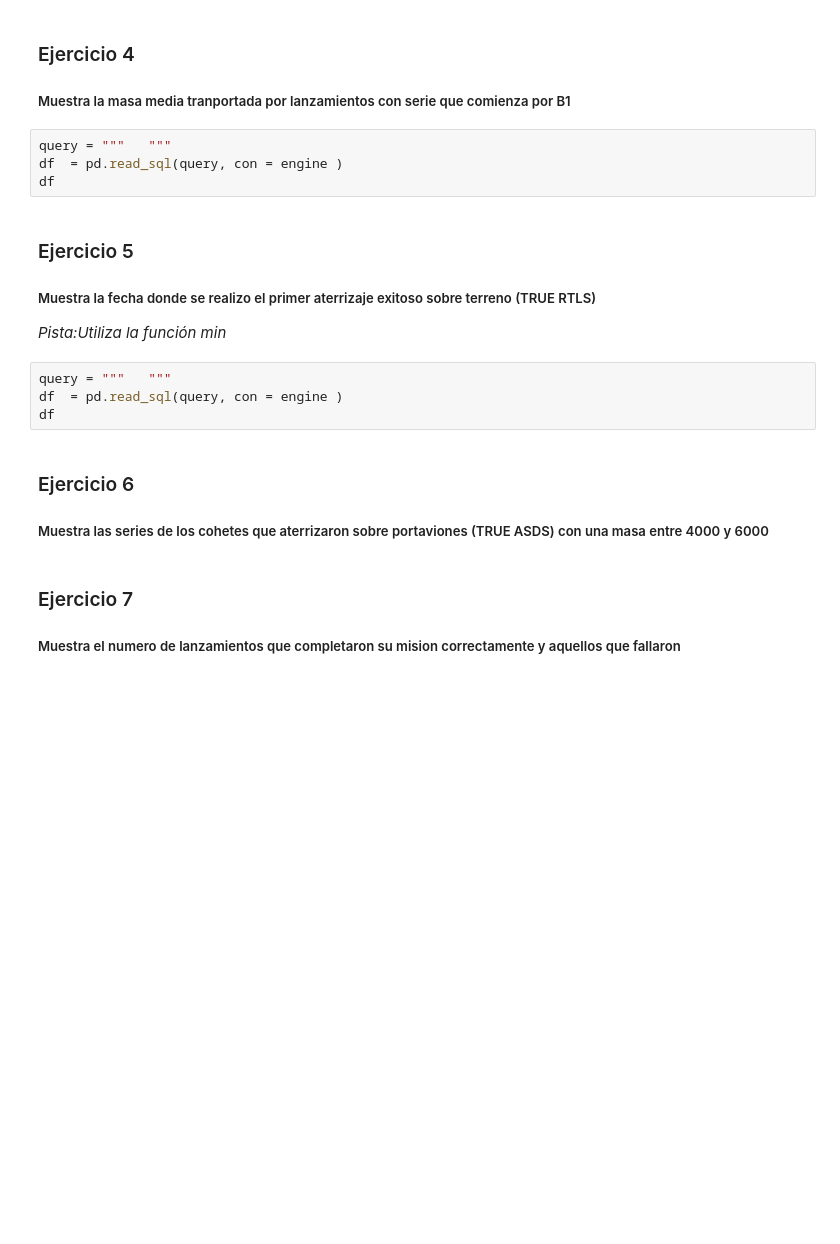
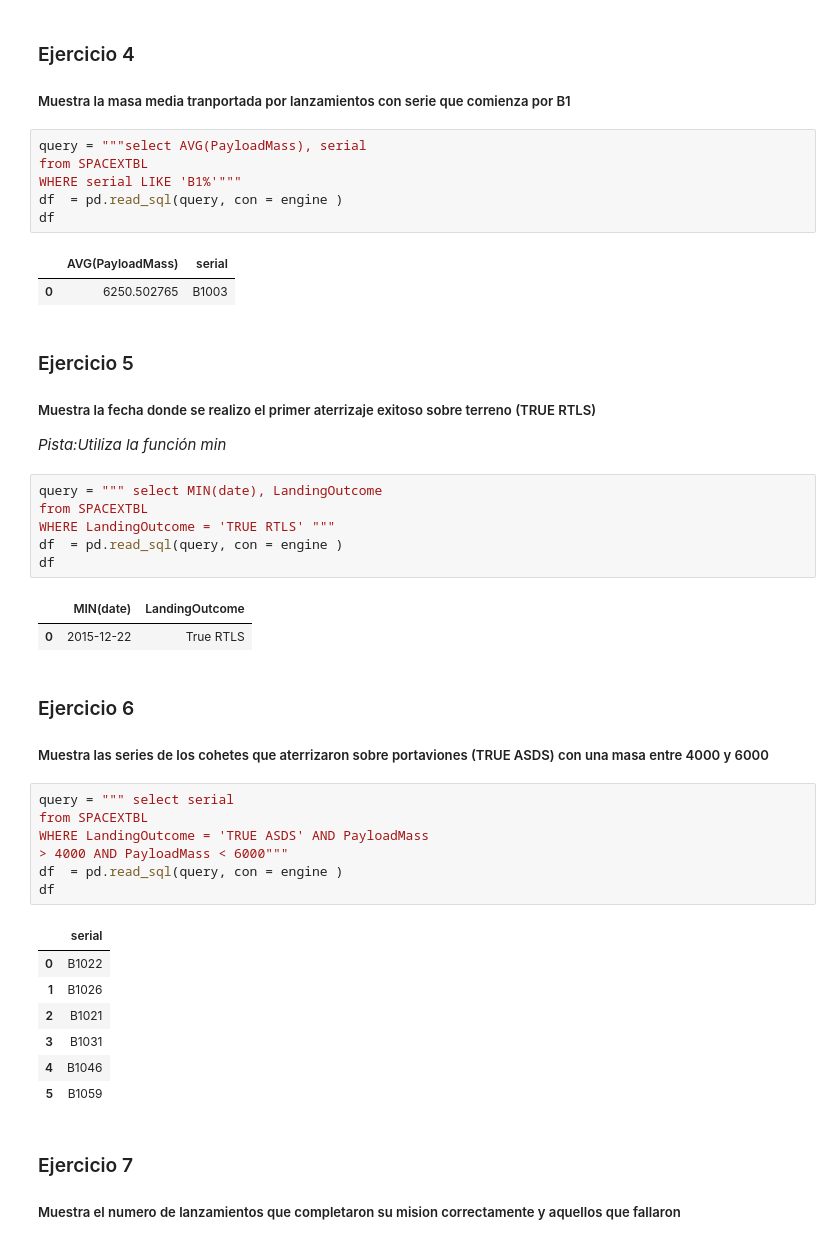
Before and after one commit to nataliarev/Curso-de-Machine-Learning, a Jupyter notebook: M5-Día 4/Copia_de_Copia_de_SpaceX_3_EDA_Using_SQL_Natalia_ipynb.ipynb, the cells around one changed output. Saved outputs shown, nothing was run; the diff lists cells and outputs as text; blank space fills up the shorter version.

```diff
--- a/M5-Día 4/Copia_de_Copia_de_SpaceX_3_EDA_Using_SQL_Natalia_ipynb.ipynb
+++ b/M5-Día 4/Copia_de_Copia_de_SpaceX_3_EDA_Using_SQL_Natalia_ipynb.ipynb
@@ -113,9 +139,14 @@ df
 
 ##### Muestra la masa media tranportada por lanzamientos con serie que comienza por B1
 # %%
-query = """   """
+query = """select AVG(PayloadMass), serial
+from SPACEXTBL
+WHERE serial LIKE 'B1%'"""
 df  = pd.read_sql(query, con = engine )
 df
+# %% [output]
+|  | AVG(PayloadMass) | serial |
+| 0 | 6250.502765 | B1003 |
 # %% [markdown]
 ### Ejercicio 5
 
@@ -123,13 +154,33 @@ df
 
 *Pista:Utiliza la función min*
 # %%
-query = """   """
+query = """ select MIN(date), LandingOutcome
+from SPACEXTBL
+WHERE LandingOutcome = 'TRUE RTLS' """
 df  = pd.read_sql(query, con = engine )
 df
+# %% [output]
+|  | MIN(date) | LandingOutcome |
+| 0 | 2015-12-22 | True RTLS |
 # %% [markdown]
 ### Ejercicio 6
 
 ##### Muestra las series de los cohetes que aterrizaron sobre portaviones (TRUE ASDS) con una masa entre 4000 y 6000
+# %%
+query = """ select serial
+from SPACEXTBL
+WHERE LandingOutcome = 'TRUE ASDS' AND PayloadMass
+> 4000 AND PayloadMass < 6000"""
+df  = pd.read_sql(query, con = engine )
+df
+# %% [output]
+|  | serial |
+| 0 | B1022 |
+| 1 | B1026 |
+| 2 | B1021 |
+| 3 | B1031 |
+| 4 | B1046 |
+| 5 | B1059 |
 # %% [markdown]
 ### Ejercicio 7
 
```
Also changed, not shown: parts of 13 cells of this notebook.
